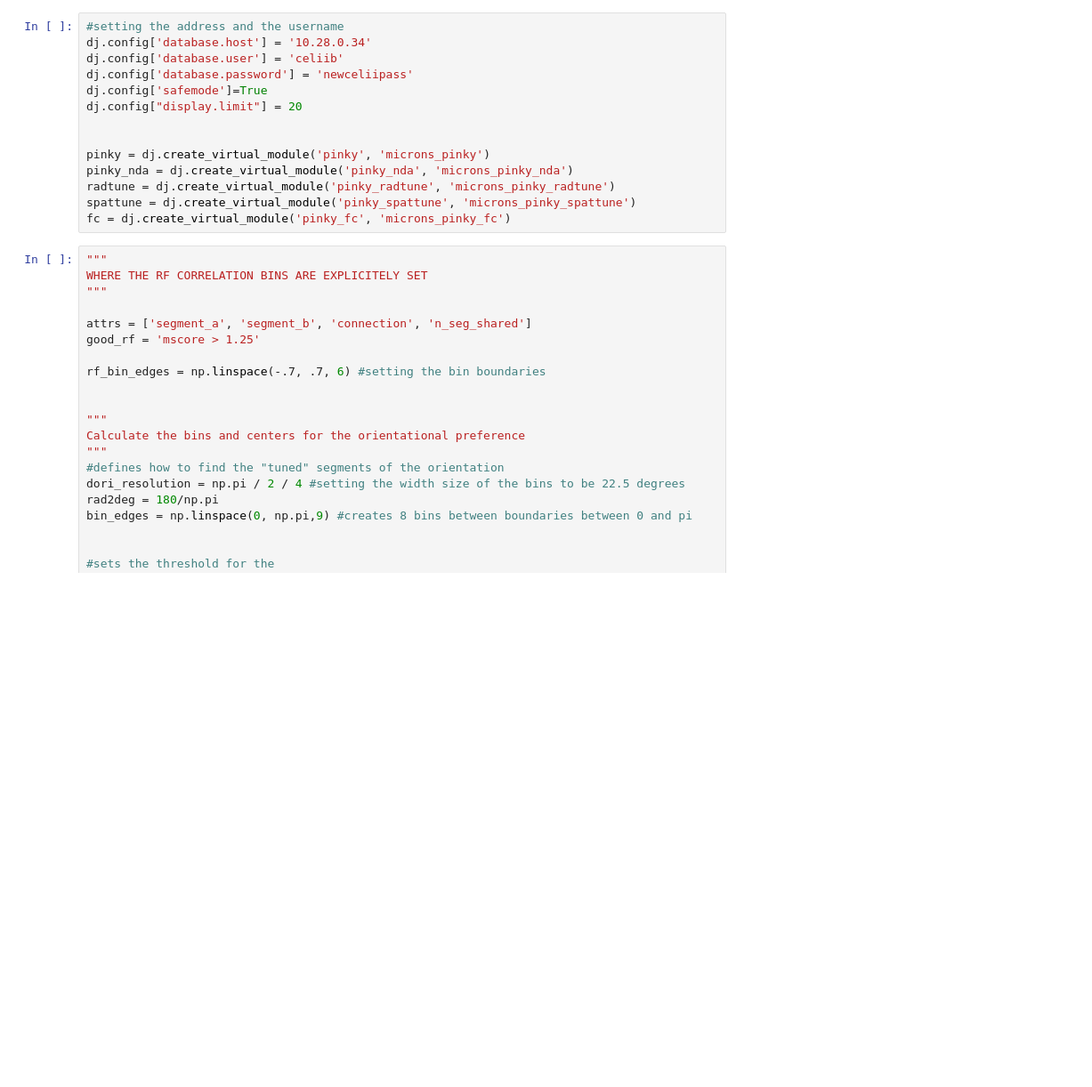
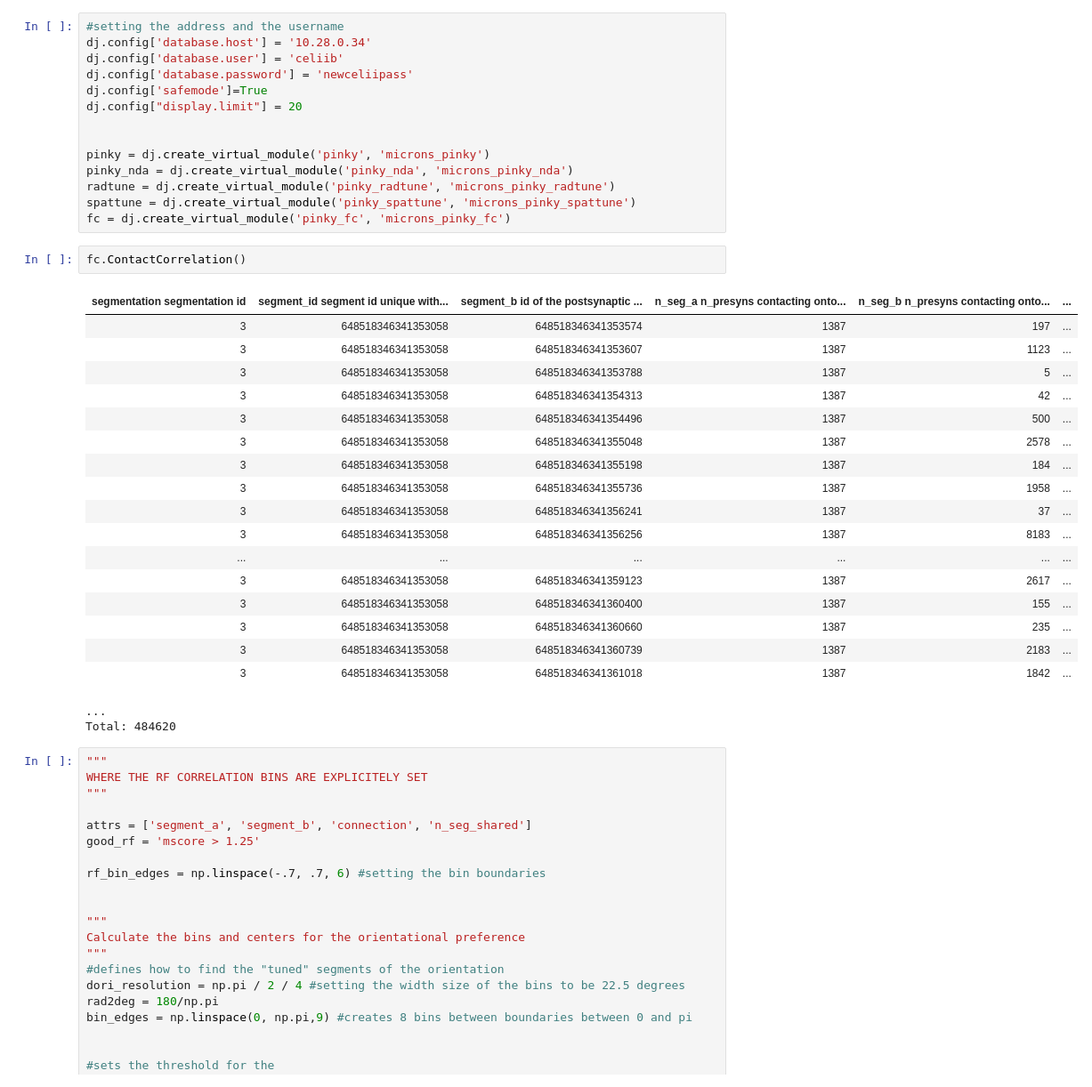
Before and after one commit to celiibrendan/Complete_Pinky100_Pipeline, a Jupyter notebook: notebooks/Pass_2_Analysis/Functional_plots/plots/Binned_Correlation_Function.ipynb, the cells around one changed output. Shown at 89% size. Saved outputs shown, nothing was run; the diff lists cells and outputs as text; blank space fills up the shorter version.

```diff
--- a/notebooks/Pass_2_Analysis/Functional_plots/plots/Binned_Correlation_Function.ipynb
+++ b/notebooks/Pass_2_Analysis/Functional_plots/plots/Binned_Correlation_Function.ipynb
@@ -44,6 +44,28 @@ pinky_nda = dj.create_virtual_module('pinky_nda', 'microns_pinky_nda')
 radtune = dj.create_virtual_module('pinky_radtune', 'microns_pinky_radtune')
 spattune = dj.create_virtual_module('pinky_spattune', 'microns_pinky_spattune')
 fc = dj.create_virtual_module('pinky_fc', 'microns_pinky_fc')
+# %%
+fc.ContactCorrelation()
+# %% [output]
+| segmentation segmentation id | segment_id segment id unique with... | segment_b id of the postsynaptic ... | n_seg_a n_presyns contacting onto... | n_seg_b n_presyns contacting onto... | ... |
+| 3 | 648518346341353058 | 648518346341353574 | 1387 | 197 | ... |
+| 3 | 648518346341353058 | 648518346341353607 | 1387 | 1123 | ... |
+| 3 | 648518346341353058 | 648518346341353788 | 1387 | 5 | ... |
+| 3 | 648518346341353058 | 648518346341354313 | 1387 | 42 | ... |
+| 3 | 648518346341353058 | 648518346341354496 | 1387 | 500 | ... |
+| 3 | 648518346341353058 | 648518346341355048 | 1387 | 2578 | ... |
+| 3 | 648518346341353058 | 648518346341355198 | 1387 | 184 | ... |
+| 3 | 648518346341353058 | 648518346341355736 | 1387 | 1958 | ... |
+| 3 | 648518346341353058 | 648518346341356241 | 1387 | 37 | ... |
+| 3 | 648518346341353058 | 648518346341356256 | 1387 | 8183 | ... |
+| ... | ... | ... | ... | ... | ... |
+| 3 | 648518346341353058 | 648518346341359123 | 1387 | 2617 | ... |
+| 3 | 648518346341353058 | 648518346341360400 | 1387 | 155 | ... |
+| 3 | 648518346341353058 | 648518346341360660 | 1387 | 235 | ... |
+| 3 | 648518346341353058 | 648518346341360739 | 1387 | 2183 | ... |
+| 3 | 648518346341353058 | 648518346341361018 | 1387 | 1842 | ... |
+...
+Total: 484620
 # %%
 """
 WHERE THE RF CORRELATION BINS ARE EXPLICITELY SET
```
Also changed, not shown: 3 other files.
